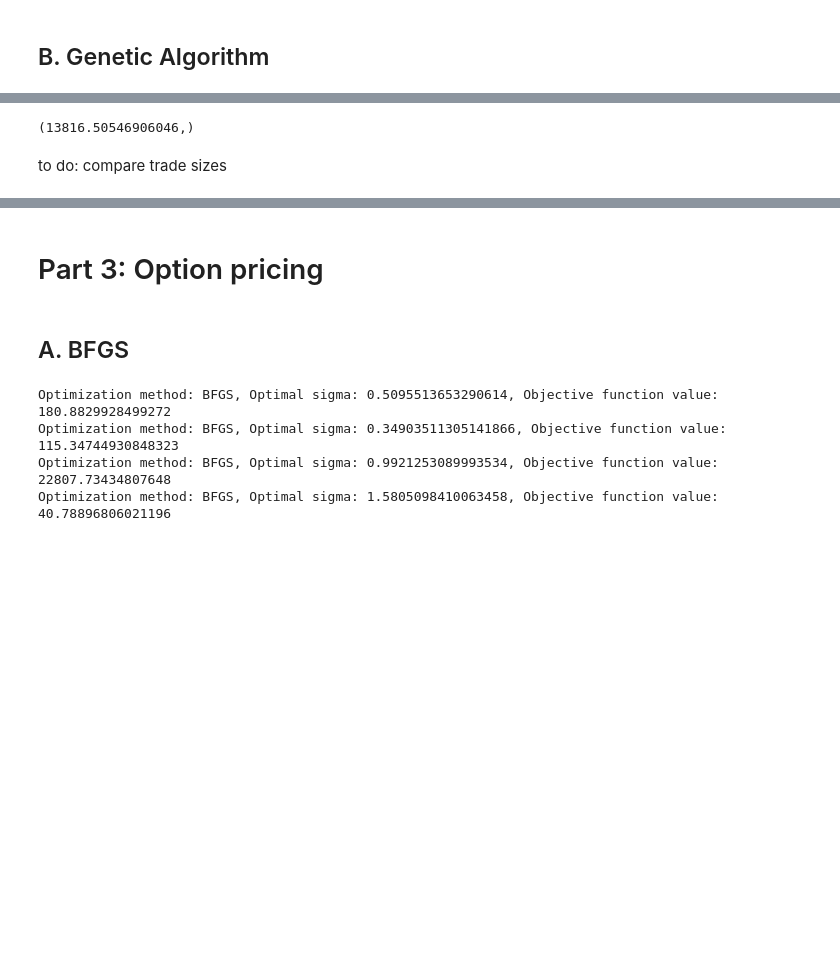
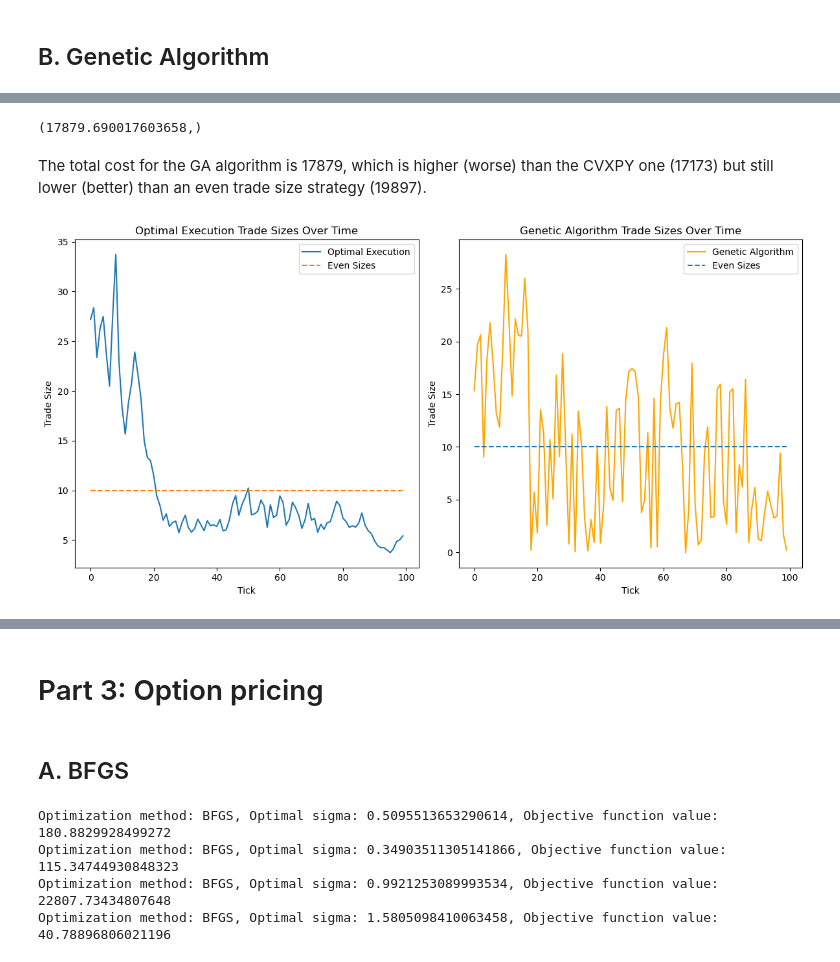
Before and after one commit to mxvp/portfolio_optimization, a Jupyter notebook: portfolio_optimization.ipynb, the cells around one changed output, grey strips where cells are left out. Drawn from its saved outputs; the diff is of its cells as text; code cells hidden in the pictures; blank space fills up the shorter version.

```diff
--- a/portfolio_optimization.ipynb
+++ b/portfolio_optimization.ipynb
@@ -772,10 +787,10 @@ class OptimalExecution:
 
         print(f"Total cost of even strategy: {total_cost}")
 
-strategy = OptimalExecution(simulator, 1000)
-trade_sizes = strategy.run()
-strategy.evaluate(trade_sizes)
-strategy.evaluate_even_strategy()
+strategy_optimal = OptimalExecution(simulator, 1000)
+trade_sizes_optimal = strategy_optimal.run()
+strategy_optimal.evaluate(trade_sizes_optimal)
+strategy_optimal.evaluate_even_strategy()
 # %% [output]
 Total cost: 17173.52022160703
 Variance of trade sizes: 43.72505518557286
@@ -793,8 +823,5 @@ plt.show()
 # %%
 # Genetic algo
-
-from deap import base, creator, tools
-import random
 
 class OptimalExecutionGA:
     def __init__(self, simulator, total_shares):
@@ -837,6 +864,7 @@ class OptimalExecutionGA:
         # Create the initial population
         pop = toolbox.population(n=50)
 
+
         # Run the genetic algorithm
         for gen in range(100):
             offspring = toolbox.select(pop, len(pop))
@@ -865,10 +893,38 @@ class OptimalExecutionGA:
         best_ind = tools.selBest(pop, 1)[0]
         return best_ind
 
-strategy = OptimalExecutionGA(simulator, 1000)
-trade_sizes = strategy.run()
-strategy.evaluate(trade_sizes)
+strategy_ga = OptimalExecutionGA(simulator, 1000)
+trade_sizes_ga = strategy_ga.run()
+strategy_ga.evaluate(trade_sizes_ga)
 # %% [output]
-(13816.50546906046,)
+(17879.690017603658,)
-# %% [markdown]
-to do: compare trade sizes
+# %% [markdown]
+The total cost for the GA algorithm is 17879, which is higher (worse) than the CVXPY one (17173) but still lower (better) than an even trade size strategy (19897).
+# %%
+# Calculate the even trade sizes
+n = len(simulator.order_book_history)
+even_trade_sizes = [1000 / n] * n
+
+# Plot the trade sizes over time for both strategies
+fig, axs = plt.subplots(1, 2, figsize=(12, 6))
+
+# Plot the trade sizes over time for the OptimalExecution strategy
+axs[0].plot(trade_sizes_optimal, label='Optimal Execution')
+axs[0].plot(even_trade_sizes, label='Even Sizes', linestyle='--')
+axs[0].set_title('Optimal Execution Trade Sizes Over Time')
+axs[0].set_xlabel('Tick')
+axs[0].set_ylabel('Trade Size')
+axs[0].legend()
+
+# Plot the trade sizes over time for the OptimalExecutionGA strategy
+axs[1].plot(trade_sizes_ga, label='Genetic Algorithm', color='orange')
+axs[1].plot(even_trade_sizes, label='Even Sizes', linestyle='--')
+axs[1].set_title('Genetic Algorithm Trade Sizes Over Time')
+axs[1].set_xlabel('Tick')
+axs[1].set_ylabel('Trade Size')
+axs[1].legend()
+
+plt.tight_layout()
+plt.show()
+# %% [output]
+[figure, added]
```
Also changed, not shown: parts of 8 cells of this notebook, 2 other files.
